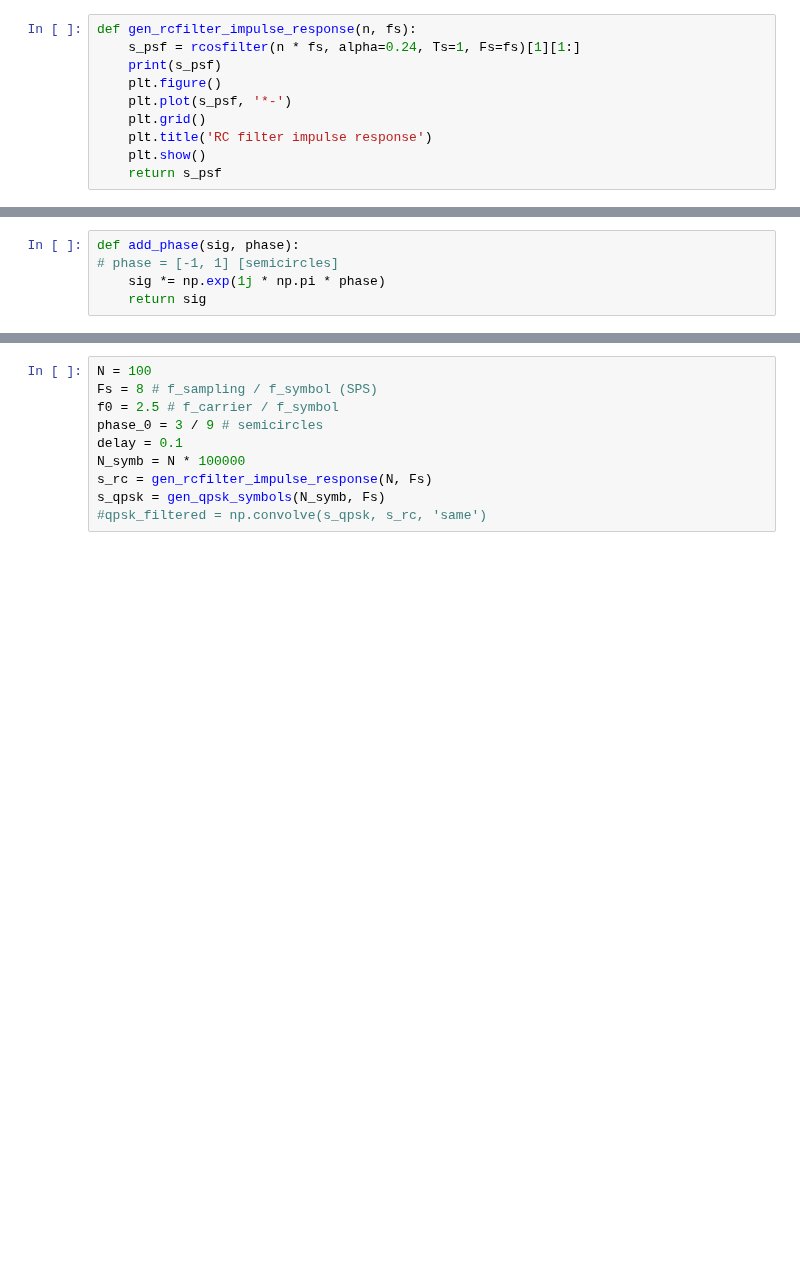
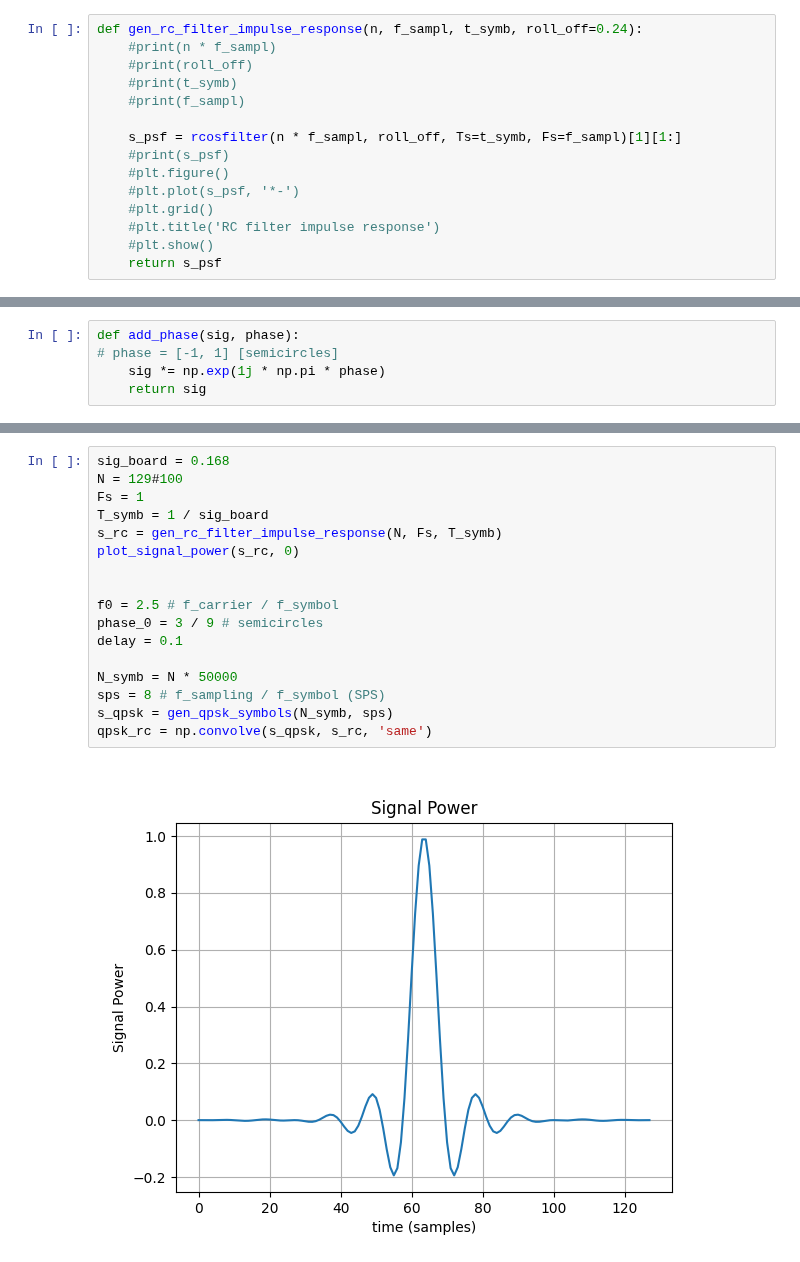
Before and after one commit to incredibleSaint/signal_processing, a Jupyter notebook: generate_cmplx_signal.ipynb, the cells around one changed output, grey strips where cells are left out. Saved outputs shown, nothing was run; the diff lists cells and outputs as text; blank space fills up the shorter version.

Commit message:
[u] generate rc and rrc filtered signals

```diff
--- a/generate_cmplx_signal.ipynb
+++ b/generate_cmplx_signal.ipynb
@@ -183,10 +207,15 @@ def plot_spectrum(signal, figure_counter, title="Amplitude spectrum"):
 # %%
-def gen_rcfilter_impulse_response(n, fs):
-    s_psf = rcosfilter(n * fs, alpha=0.24, Ts=1, Fs=fs)[1][1:]
-    print(s_psf)
-    plt.figure()
-    plt.plot(s_psf, '*-')
-    plt.grid()
-    plt.title('RC filter impulse response')
-    plt.show()
+def gen_rc_filter_impulse_response(n, f_sampl, t_symb, roll_off=0.24):
+    #print(n * f_sampl)
+    #print(roll_off)
+    #print(t_symb)
+    #print(f_sampl)
+
+    s_psf = rcosfilter(n * f_sampl, roll_off, Ts=t_symb, Fs=f_sampl)[1][1:]
+    #print(s_psf)
+    #plt.figure()
+    #plt.plot(s_psf, '*-')
+    #plt.grid()
+    #plt.title('RC filter impulse response')
+    #plt.show()
     return s_psf
@@ -218,10 +273,19 @@ def gen_qpsk_symbols(n_symb, fs):
 # %%
-N = 100
-Fs = 8 # f_sampling / f_symbol (SPS)
+sig_board = 0.168
+N = 129#100
+Fs = 1
+T_symb = 1 / sig_board
+s_rc = gen_rc_filter_impulse_response(N, Fs, T_symb)
+plot_signal_power(s_rc, 0)
+
+
 f0 = 2.5 # f_carrier / f_symbol
 phase_0 = 3 / 9 # semicircles
 delay = 0.1
-N_symb = N * 100000
-s_rc = gen_rcfilter_impulse_response(N, Fs)
-s_qpsk = gen_qpsk_symbols(N_symb, Fs)
-#qpsk_filtered = np.convolve(s_qpsk, s_rc, 'same')
+
+N_symb = N * 50000
+sps = 8 # f_sampling / f_symbol (SPS)
+s_qpsk = gen_qpsk_symbols(N_symb, sps)
+qpsk_rc = np.convolve(s_qpsk, s_rc, 'same')
+# %% [output]
+[figure, added]
```
Also changed, not shown: parts of 18 cells of this notebook, 1 other file.
